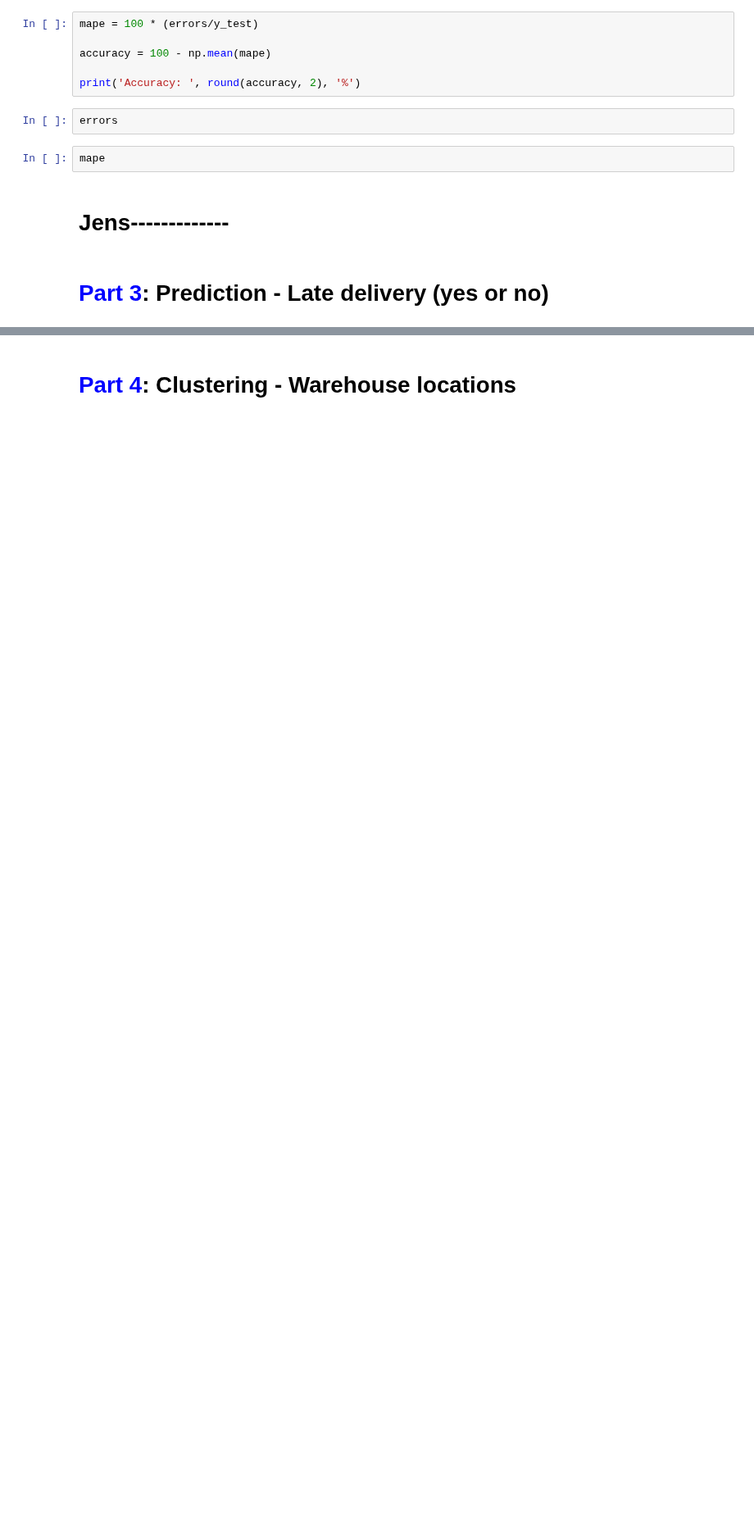
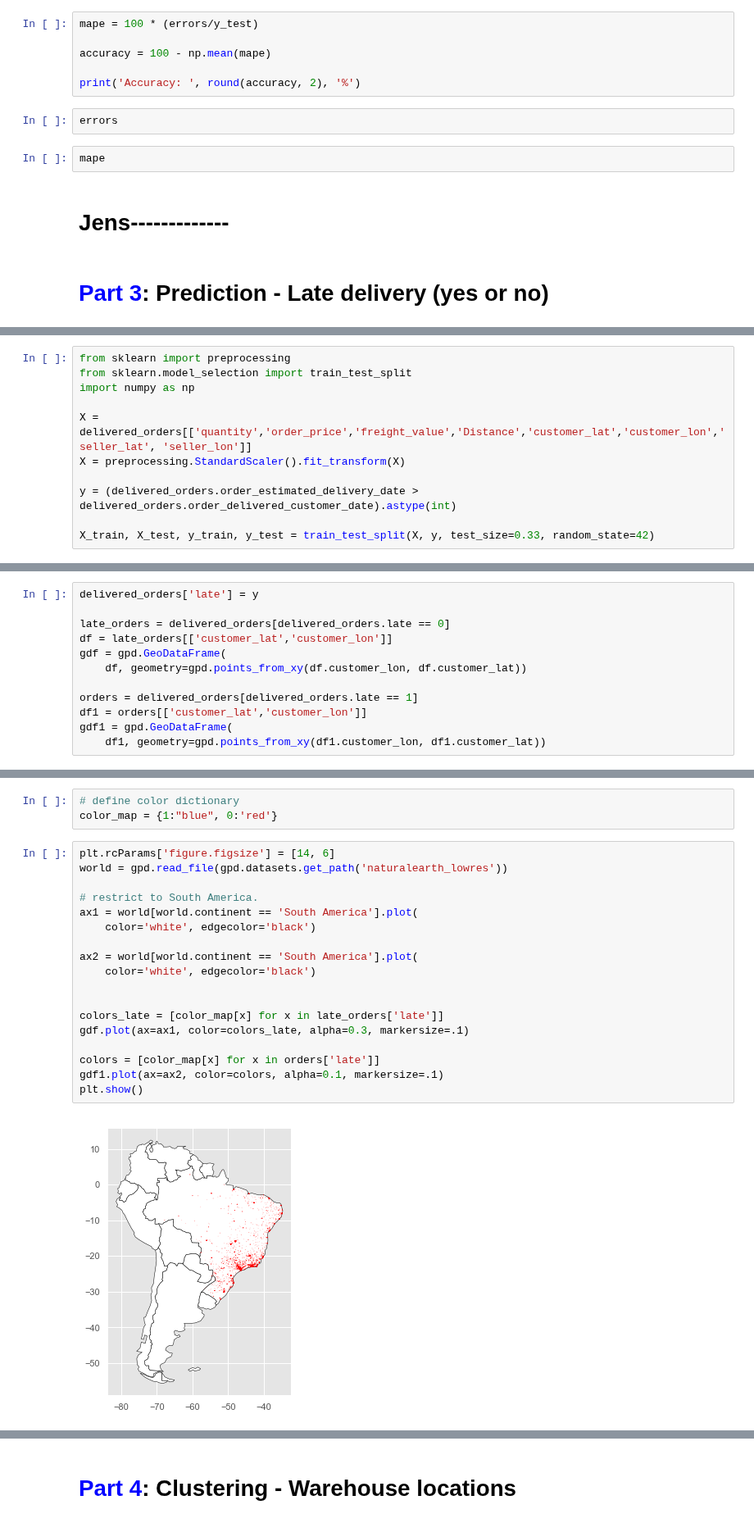
Before and after one commit to MotzWanted/Business_Analytics_Olist, a Jupyter notebook: phase3/phase_3_master.ipynb, the cells around one changed output, grey strips where cells are left out. Shown at 82% size. Saved outputs shown, nothing was run; the diff lists cells and outputs as text; blank space fills up the shorter version.

```diff
--- a/phase3/phase_3_master.ipynb
+++ b/phase3/phase_3_master.ipynb
@@ -732,0 +747,11 @@ mape
+# %%
+from sklearn import preprocessing
+from sklearn.model_selection import train_test_split
+import numpy as np
+
+X = delivered_orders[['quantity','order_price','freight_value','Distance','customer_lat','customer_lon','seller_lat', 'seller_lon']]
+X = preprocessing.StandardScaler().fit_transform(X)
+
+y = (delivered_orders.order_estimated_delivery_date > delivered_orders.order_delivered_customer_date).astype(int)
+
+X_train, X_test, y_train, y_test = train_test_split(X, y, test_size=0.33, random_state=42)
@@ -732,0 +818,12 @@ mape
+# %%
+delivered_orders['late'] = y
+
+late_orders = delivered_orders[delivered_orders.late == 0]
+df = late_orders[['customer_lat','customer_lon']]
+gdf = gpd.GeoDataFrame(
+    df, geometry=gpd.points_from_xy(df.customer_lon, df.customer_lat))
+
+orders = delivered_orders[delivered_orders.late == 1]
+df1 = orders[['customer_lat','customer_lon']]
+gdf1 = gpd.GeoDataFrame(
+    df1, geometry=gpd.points_from_xy(df1.customer_lon, df1.customer_lat))
@@ -732,0 +847,23 @@ mape
+# %%
+# define color dictionary
+color_map = {1:"blue", 0:'red'}
+# %%
+plt.rcParams['figure.figsize'] = [14, 6]
+world = gpd.read_file(gpd.datasets.get_path('naturalearth_lowres'))
+
+# restrict to South America.
+ax1 = world[world.continent == 'South America'].plot(
+    color='white', edgecolor='black')
+
+ax2 = world[world.continent == 'South America'].plot(
+    color='white', edgecolor='black')
+
+
+colors_late = [color_map[x] for x in late_orders['late']]
+gdf.plot(ax=ax1, color=colors_late, alpha=0.3, markersize=.1)
+
+colors = [color_map[x] for x in orders['late']]
+gdf1.plot(ax=ax2, color=colors, alpha=0.1, markersize=.1)
+plt.show()
+# %% [output]
+[figure, added]
```
Also changed, not shown: parts of 13 cells of this notebook, 1 other file.
